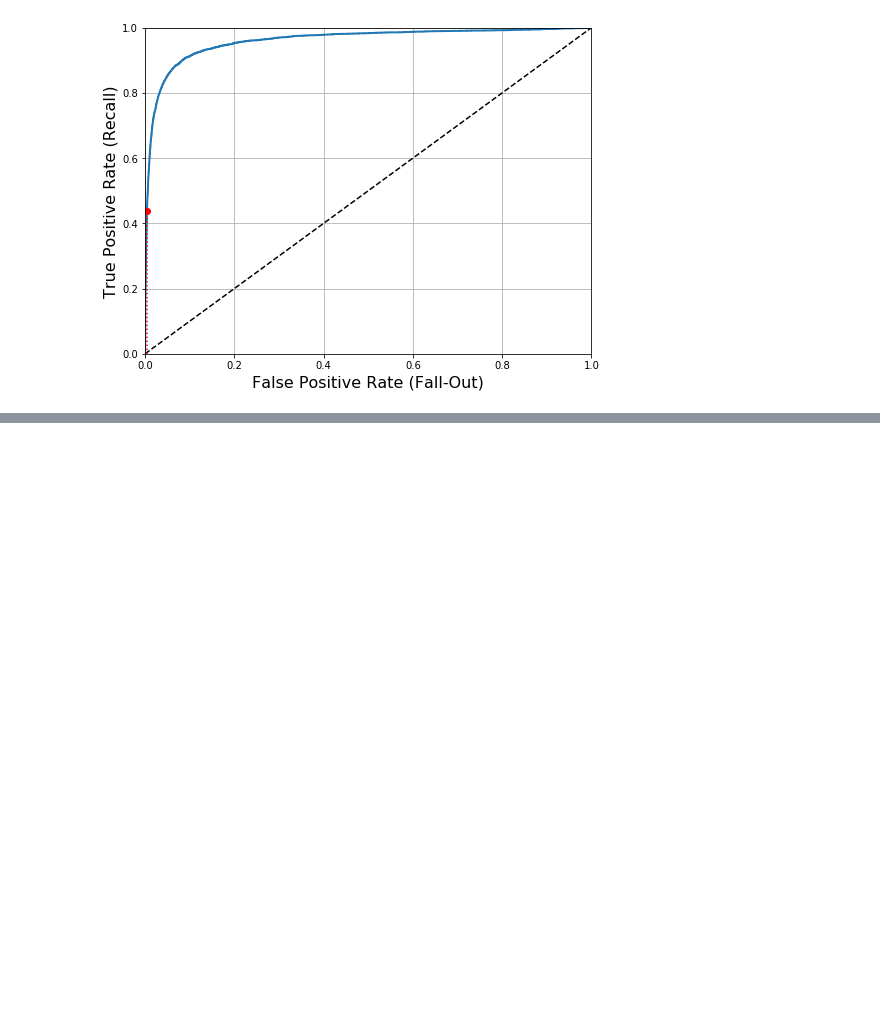
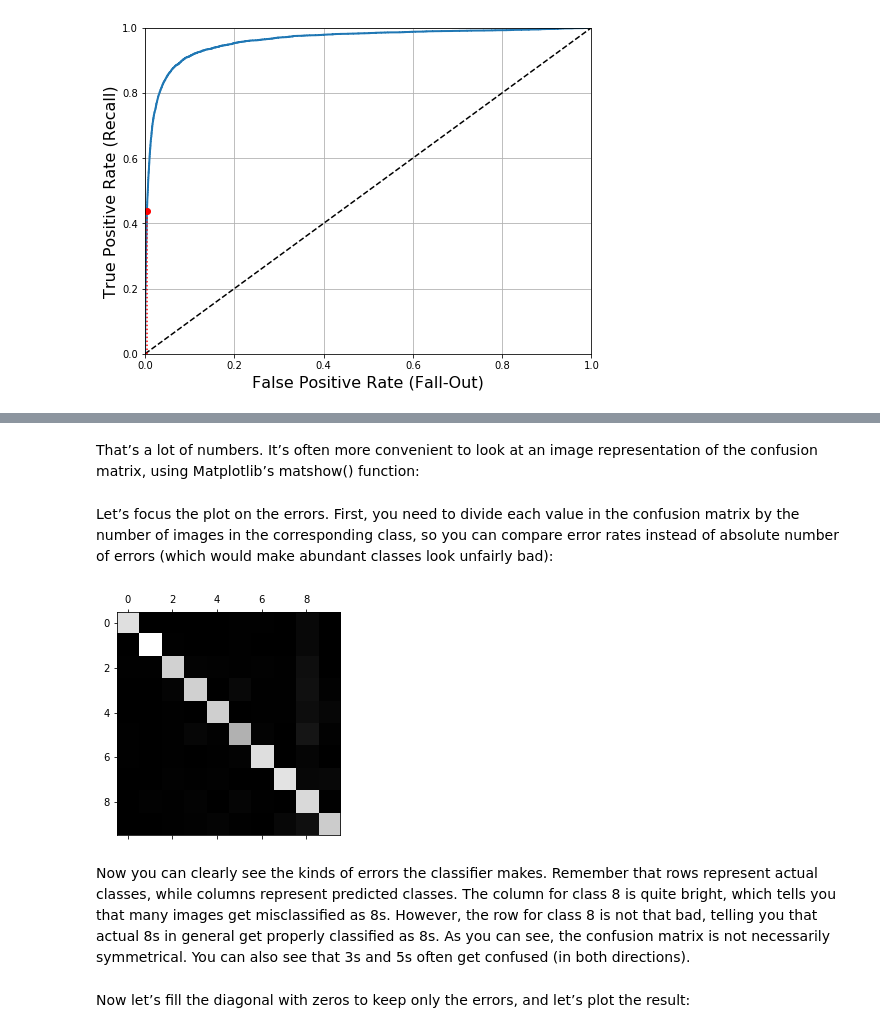
Before and after one commit to barto-ber/Machine-Learning-Projects, a Jupyter notebook: ML_bart_mnist.ipynb, the cells around one changed output, grey strips where cells are left out. Cells and saved outputs as stored; diff of their text form; code cells hidden in the pictures; blank space fills up the shorter version.

```diff
--- a/ML_bart_mnist.ipynb
+++ b/ML_bart_mnist.ipynb
@@ -334,0 +418,3 @@ plt.plot([4.837e-3], [0.4368], "ro")               # Not shown
+# %%
+sgd_clf.fit(X_train, y_train) # y_train, not y_train_5
+sgd_clf.predict([some_digit])
@@ -334,0 +455,8 @@ plt.plot([4.837e-3], [0.4368], "ro")               # Not shown
+# %%
+from sklearn.preprocessing import StandardScaler
+
+scaler = StandardScaler()
+
+X_train_scaled = scaler.fit_transform(X_train.astype(np.float64))
+
+cross_val_score(sgd_clf, X_train_scaled, y_train, cv=3, scoring="accuracy")
@@ -334,0 +475,5 @@ plt.plot([4.837e-3], [0.4368], "ro")               # Not shown
+# %%
+y_train_pred = cross_val_predict(sgd_clf, X_train_scaled, y_train, cv=3)
+
+conf_mx = confusion_matrix(y_train, y_train_pred)
+conf_mx
@@ -334,0 +492,19 @@ plt.plot([4.837e-3], [0.4368], "ro")               # Not shown
+# %% [markdown]
+That’s a lot of numbers. It’s often more convenient to look at an image representation
+of the confusion matrix, using Matplotlib’s matshow() function:
+# %% [markdown]
+Let’s focus the plot on the errors. First, you need to divide each value in the confusion
+matrix by the number of images in the corresponding class, so you can compare error rates instead of absolute number of errors (which would make abundant classes look
+unfairly bad):
+# %%
+plt.matshow(conf_mx, cmap=plt.cm.gray)
+plt.show()
+# %% [output]
+[figure, added]
+# %% [markdown]
+Now you can clearly see the kinds of errors the classifier makes. Remember that rows
+represent actual classes, while columns represent predicted classes. The column for
+class 8 is quite bright, which tells you that many images get misclassified as 8s. However,
+the row for class 8 is not that bad, telling you that actual 8s in general get properly
+classified as 8s. As you can see, the confusion matrix is not necessarily
+symmetrical. You can also see that 3s and 5s often get confused (in both directions).
@@ -334,0 +514,2 @@ plt.plot([4.837e-3], [0.4368], "ro")               # Not shown
+# %% [markdown]
+Now let’s fill the diagonal with zeros to keep only the errors, and let’s plot the result:
```
Also changed, not shown: parts of 52 cells of this notebook.
